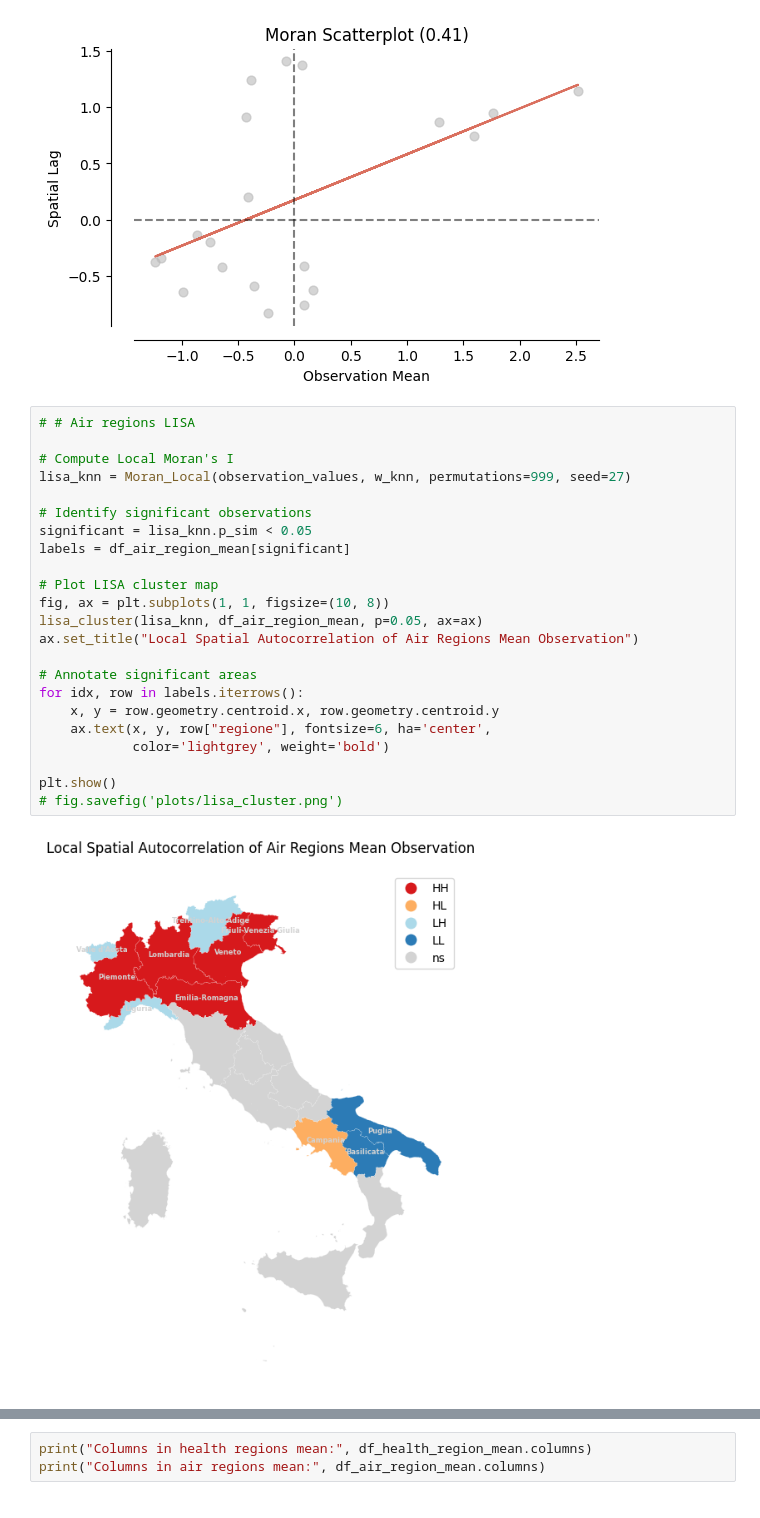
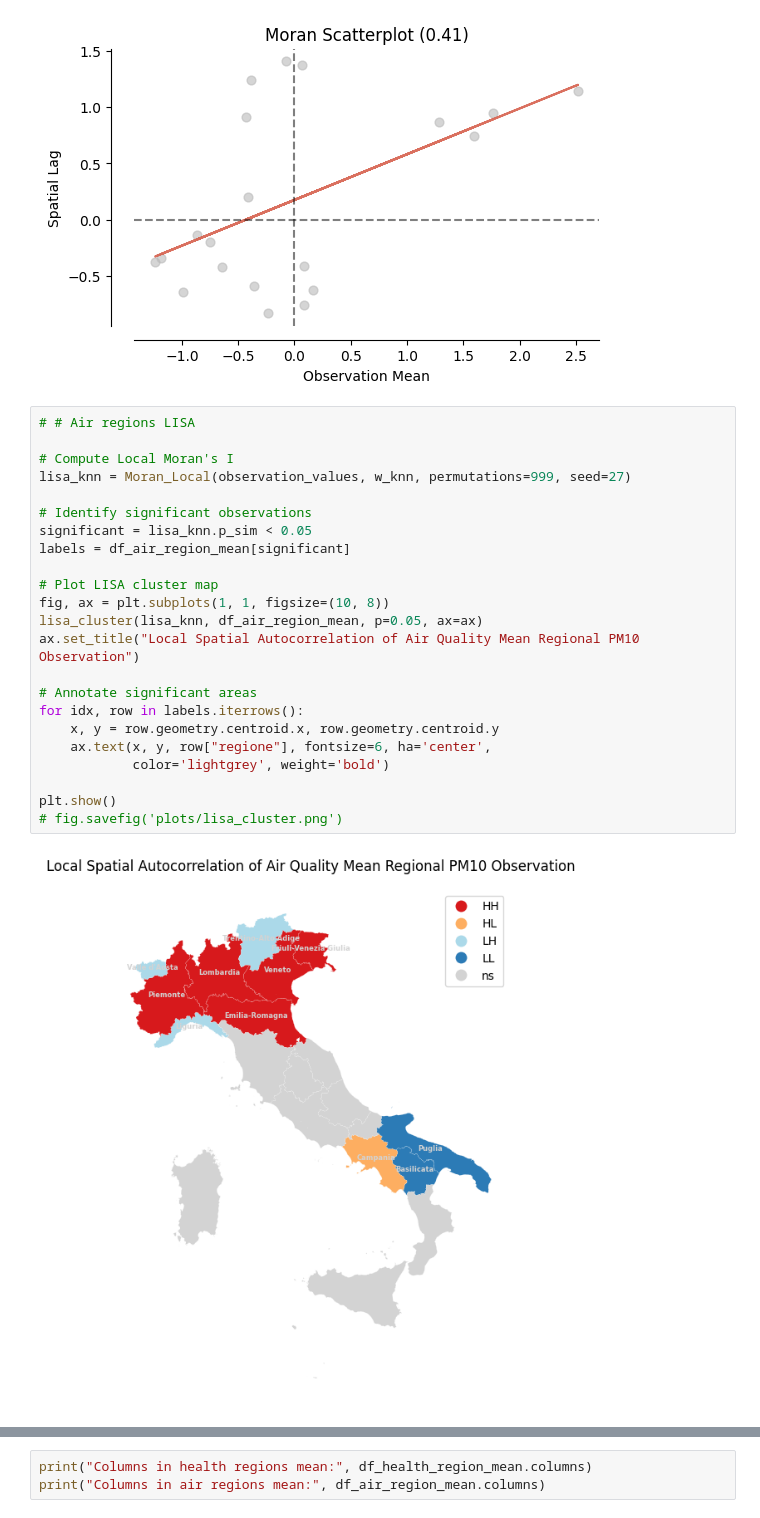
Before and after one commit to redrobot279/geospatial, a Jupyter notebook: project.ipynb, the cells around one changed output, grey strips where cells are left out. Drawn from its saved outputs; the diff is of its cells as text.

```diff
--- a/project.ipynb
+++ b/project.ipynb
@@ -1014,28 +1001,28 @@ plt.show()
 # %%
 # # Air regions LISA
 
 # Compute Local Moran's I
 lisa_knn = Moran_Local(observation_values, w_knn, permutations=999, seed=27)
 
 # Identify significant observations
 significant = lisa_knn.p_sim < 0.05
 labels = df_air_region_mean[significant]
 
 # Plot LISA cluster map
 fig, ax = plt.subplots(1, 1, figsize=(10, 8))
 lisa_cluster(lisa_knn, df_air_region_mean, p=0.05, ax=ax)
-ax.set_title("Local Spatial Autocorrelation of Air Regions Mean Observation")
+ax.set_title("Local Spatial Autocorrelation of Air Quality Mean Regional PM10 Observation")
 
 # Annotate significant areas
 for idx, row in labels.iterrows():
     x, y = row.geometry.centroid.x, row.geometry.centroid.y
     ax.text(x, y, row["regione"], fontsize=6, ha='center',
             color='lightgrey', weight='bold')
 
 plt.show()
 # fig.savefig('plots/lisa_cluster.png')
 # %% [output]
-[figure, old version]
+[figure, new version]
 # %% [markdown]
 The spatial autocorrelation results for Air Quality-Region dataset based on Moran’s I show that clustering patterns are strongest and most statistically significant when k = 4 (Moran’s I = 0.406, p = 0.003). Since we observe clear spatial autocorrelation, we proceed with a LISA cluster map. The LISA map highlights how air quality observations of PM10 are distributed across Italian regions.
 
```
Also changed, not shown: parts of 27 cells of this notebook.
